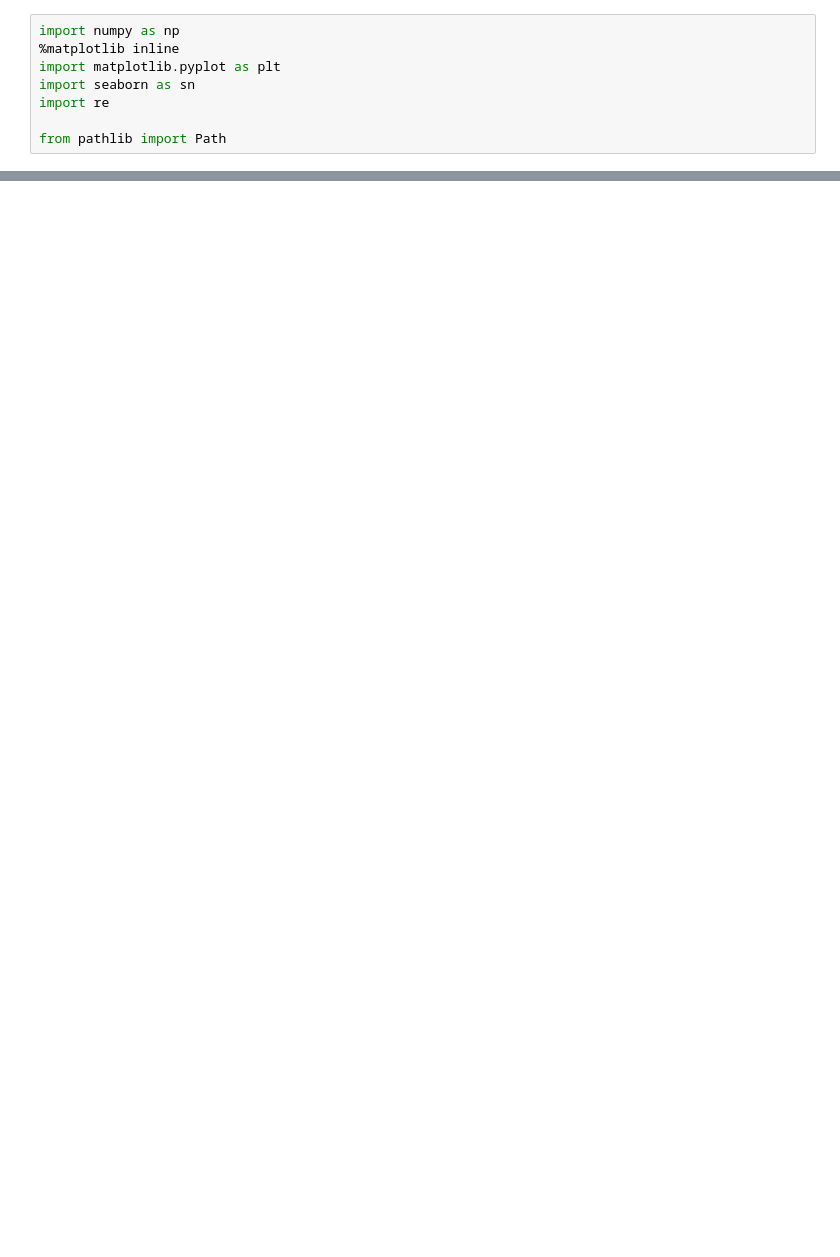
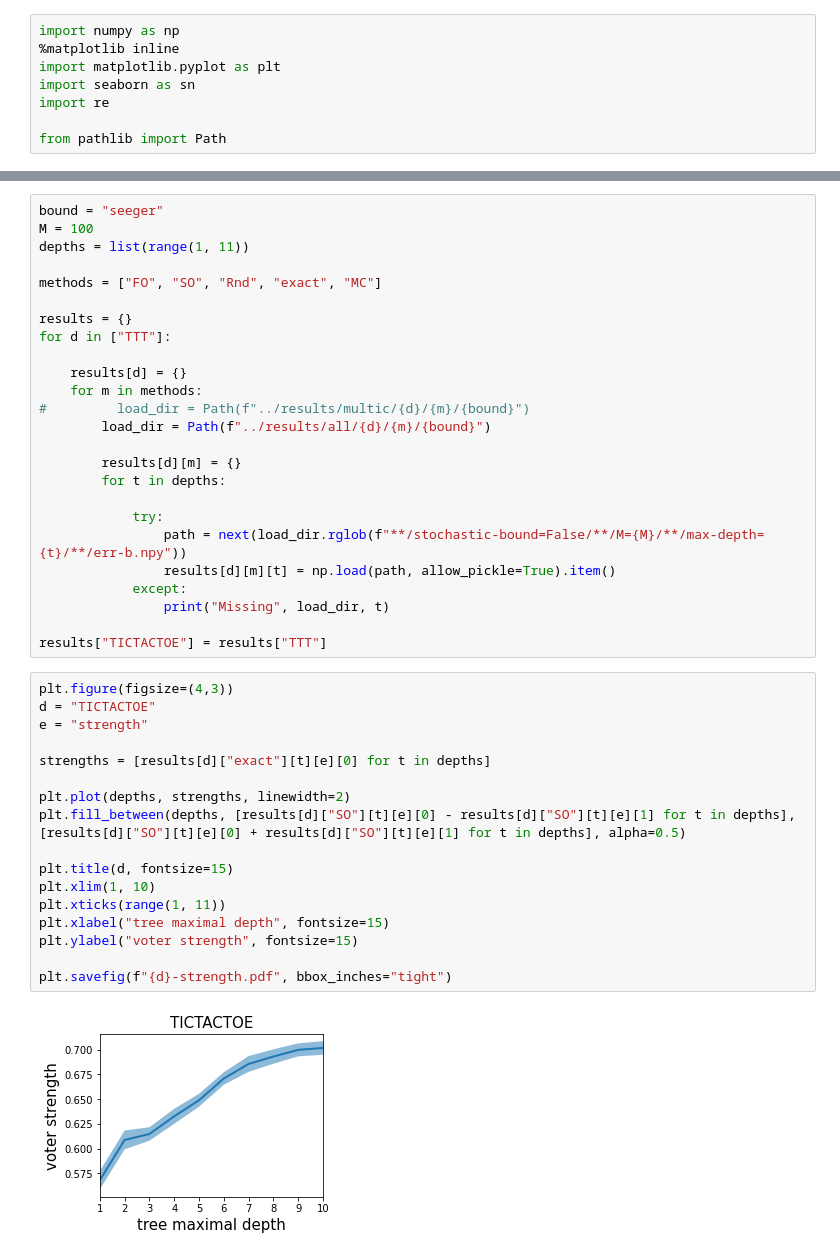
Before and after one commit to vzantedeschi/StocMV, a Jupyter notebook: notebooks/Real-Binary.ipynb, the cells around one changed output, grey strips where cells are left out. Cells and saved outputs as stored; diff of their text form; blank space fills up the shorter version.

```diff
--- a/notebooks/Real-Binary.ipynb
+++ b/notebooks/Real-Binary.ipynb
@@ -99,0 +232,44 @@ draw_bars(datasets)
+# %%
+bound = "seeger"
+M = 100
+depths = list(range(1, 11))
+
+methods = ["FO", "SO", "Rnd", "exact", "MC"]
+
+results = {}
+for d in ["TTT"]:
+
+    results[d] = {}
+    for m in methods:
+#         load_dir = Path(f"../results/multic/{d}/{m}/{bound}")
+        load_dir = Path(f"../results/all/{d}/{m}/{bound}")
+
+        results[d][m] = {}
+        for t in depths:
+
+            try:
+                path = next(load_dir.rglob(f"**/stochastic-bound=False/**/M={M}/**/max-depth={t}/**/err-b.npy"))
+                results[d][m][t] = np.load(path, allow_pickle=True).item()
+            except:
+                print("Missing", load_dir, t)
+
+results["TICTACTOE"] = results["TTT"]
+# %%
+plt.figure(figsize=(4,3))
+d = "TICTACTOE"
+e = "strength"
+
+strengths = [results[d]["exact"][t][e][0] for t in depths]
+
+plt.plot(depths, strengths, linewidth=2)
+plt.fill_between(depths, [results[d]["SO"][t][e][0] - results[d]["SO"][t][e][1] for t in depths], [results[d]["SO"][t][e][0] + results[d]["SO"][t][e][1] for t in depths], alpha=0.5)
+
+plt.title(d, fontsize=15)
+plt.xlim(1, 10)
+plt.xticks(range(1, 11))
+plt.xlabel("tree maximal depth", fontsize=15)
+plt.ylabel("voter strength", fontsize=15)
+
+plt.savefig(f"{d}-strength.pdf", bbox_inches="tight")
+# %% [output]
+[figure, added]
```
Also changed, not shown: parts of 12 cells of this notebook, 3 other files.
